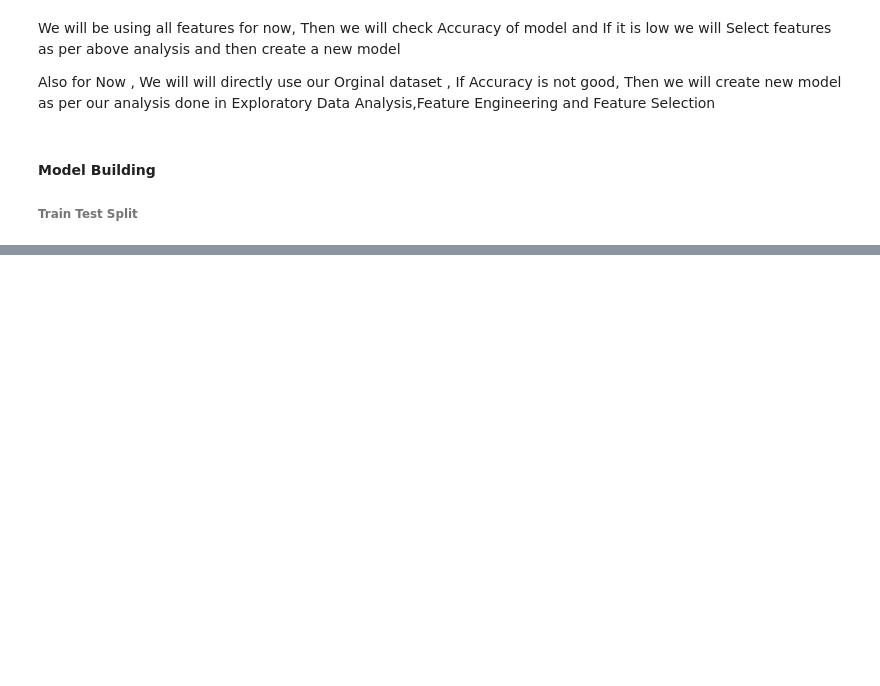
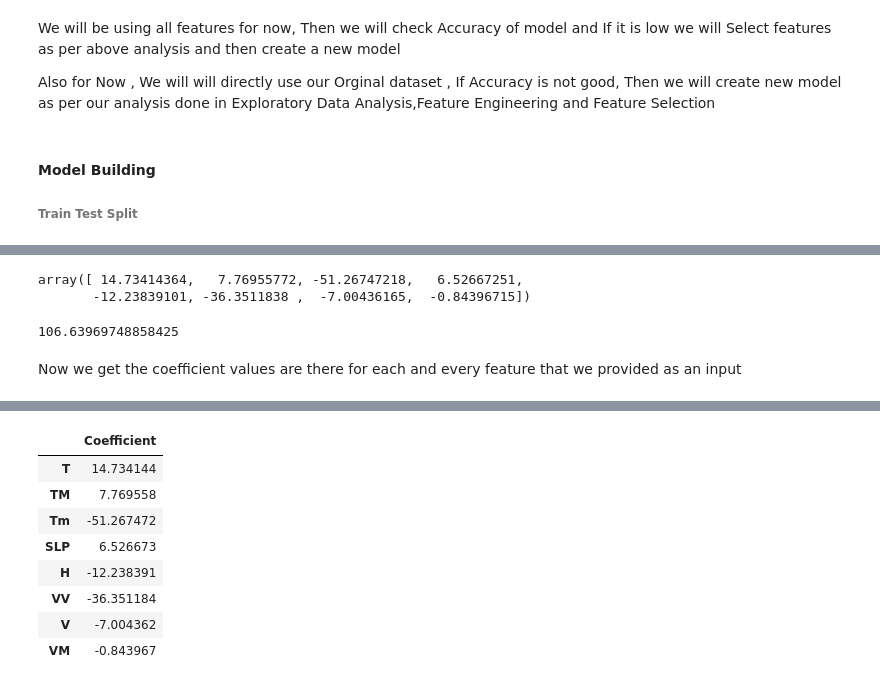
Before and after one commit to LuckyRathod/Data-Science-Projects, a Jupyter notebook: P1.Air_Quality_Index_Prediction/AQI_Prediction.ipynb, the cells around one changed output, grey strips where cells are left out. Cells and saved outputs as stored; diff of their text form; code cells hidden in the pictures; blank space fills up the shorter version.

```diff
--- a/P1.Air_Quality_Index_Prediction/AQI_Prediction.ipynb
+++ b/P1.Air_Quality_Index_Prediction/AQI_Prediction.ipynb
@@ -687,0 +769,15 @@ Also for Now , We will will directly use our Orginal dataset , If Accuracy is no
+# %%
+regressor.coef_
+# %% [output]
+array([ 14.73414364,   7.76955772, -51.26747218,   6.52667251,
+       -12.23839101, -36.3511838 ,  -7.00436165,  -0.84396715])
+# %%
+regressor.intercept_
+# %% [output]
+106.63969748858425
+# %% [markdown]
+Now we get the coefficient values are there for each and every feature that we provided as an input
+# %%
+coef_df = pd.DataFrame(regressor.coef_,index=X_train_norm_reg.columns,columns=['Coefficient'])
+coef_df
+# %% [output]
@@ -687,0 +785,9 @@ Also for Now , We will will directly use our Orginal dataset , If Accuracy is no
+|  | Coefficient |
+| T | 14.734144 |
+| TM | 7.769558 |
+| Tm | -51.267472 |
+| SLP | 6.526673 |
+| H | -12.238391 |
+| VV | -36.351184 |
+| V | -7.004362 |
+| VM | -0.843967 |
```
Also changed, not shown: parts of 37 cells of this notebook.
